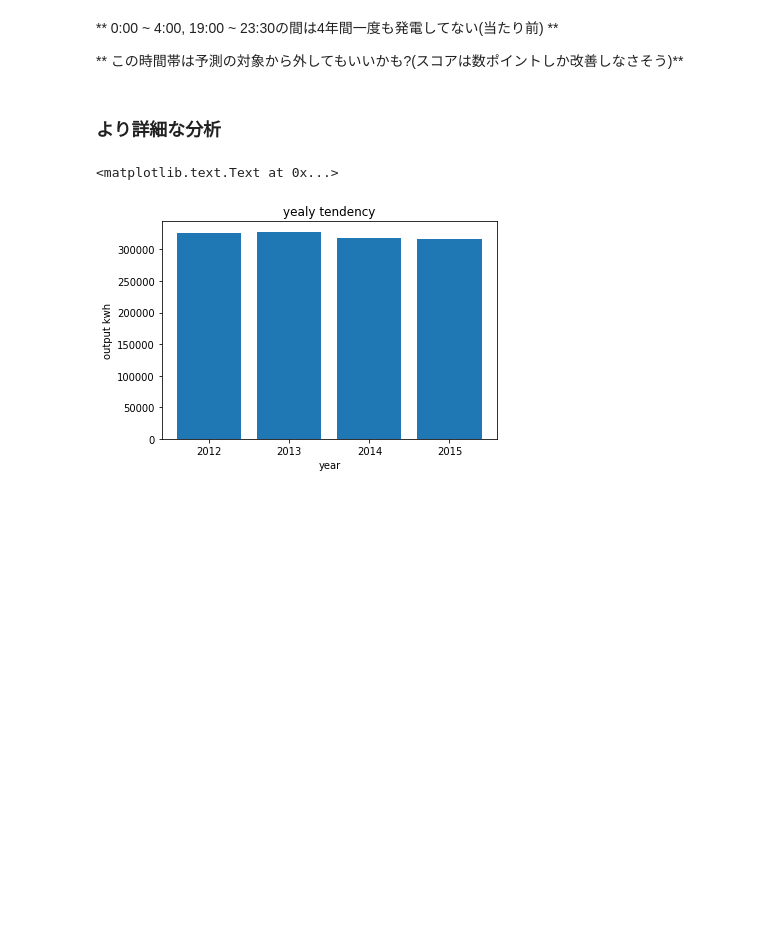
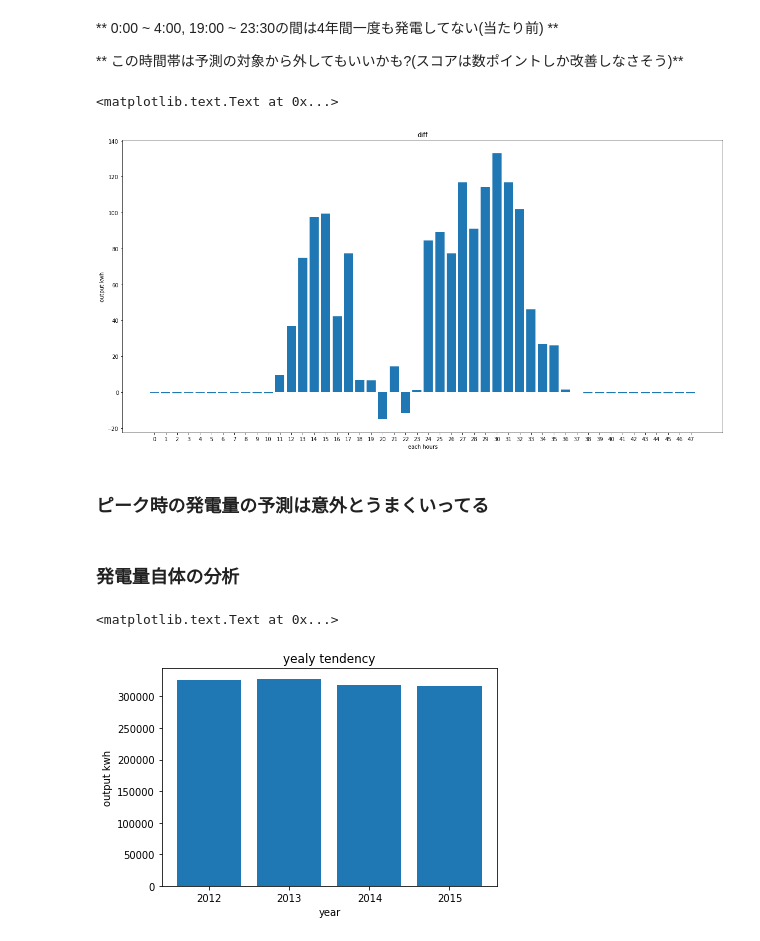
Before and after one commit to gciteam6/predict_amd, a Jupyter notebook: analyze_data_1.ipynb, the cells around one changed output. Saved outputs shown, nothing was run; the diff lists cells and outputs as text; code cells hidden in the pictures; blank space fills up the shorter version.

```diff
--- a/analyze_data_1.ipynb
+++ b/analyze_data_1.ipynb
@@ -164,6 +160,20 @@ plt.ylabel("output kwh")
 ** 0:00 ~ 4:00, 19:00 ~ 23:30の間は4年間一度も発電してない(当たり前) **
 
 ** この時間帯は予測の対象から外してもいいかも?(スコアは数ポイントしか改善しなさそう)**
+# %%
+left = np.array(hours_output['hours'])
+height = np.array(hours_output['actual']) - np.array(hours_predict['prediction'])
+plt.figure(figsize=(20, 10))
+plt.bar(left, height, width=0.8, align="center")
+plt.title("diff")
+plt.xticks(left, np.array(hours_output['hours']))
+plt.xlabel("each hours")
+plt.ylabel("output kwh")
+# %% [output]
+<matplotlib.text.Text at 0x...>
+[figure, added]
 # %% [markdown]
-### **より詳細な分析**
+### **ピーク時の発電量の予測は意外とうまくいってる**
+# %% [markdown]
+### **発電量自体の分析**
 # %%
```
Also changed, not shown: parts of 22 cells of this notebook.
